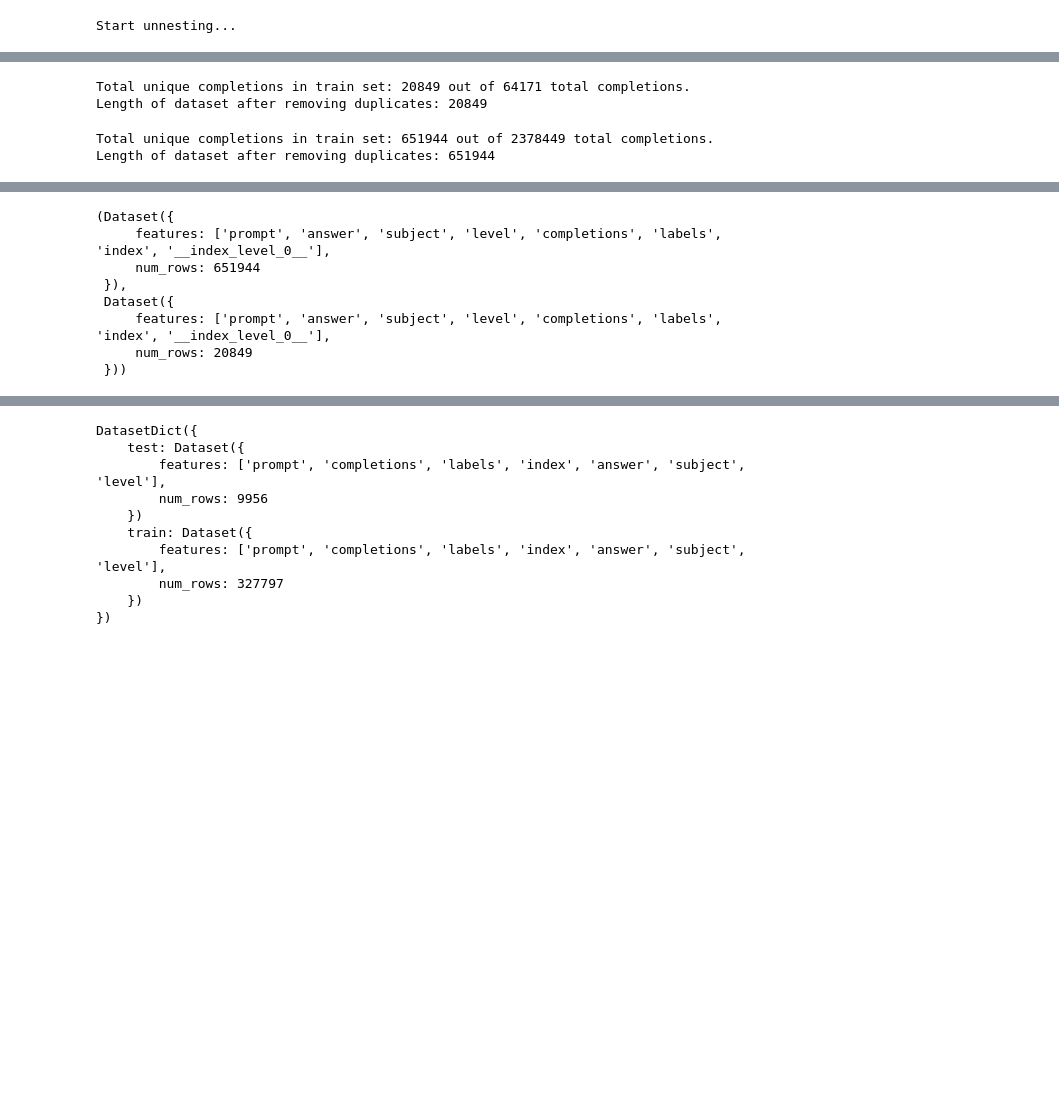
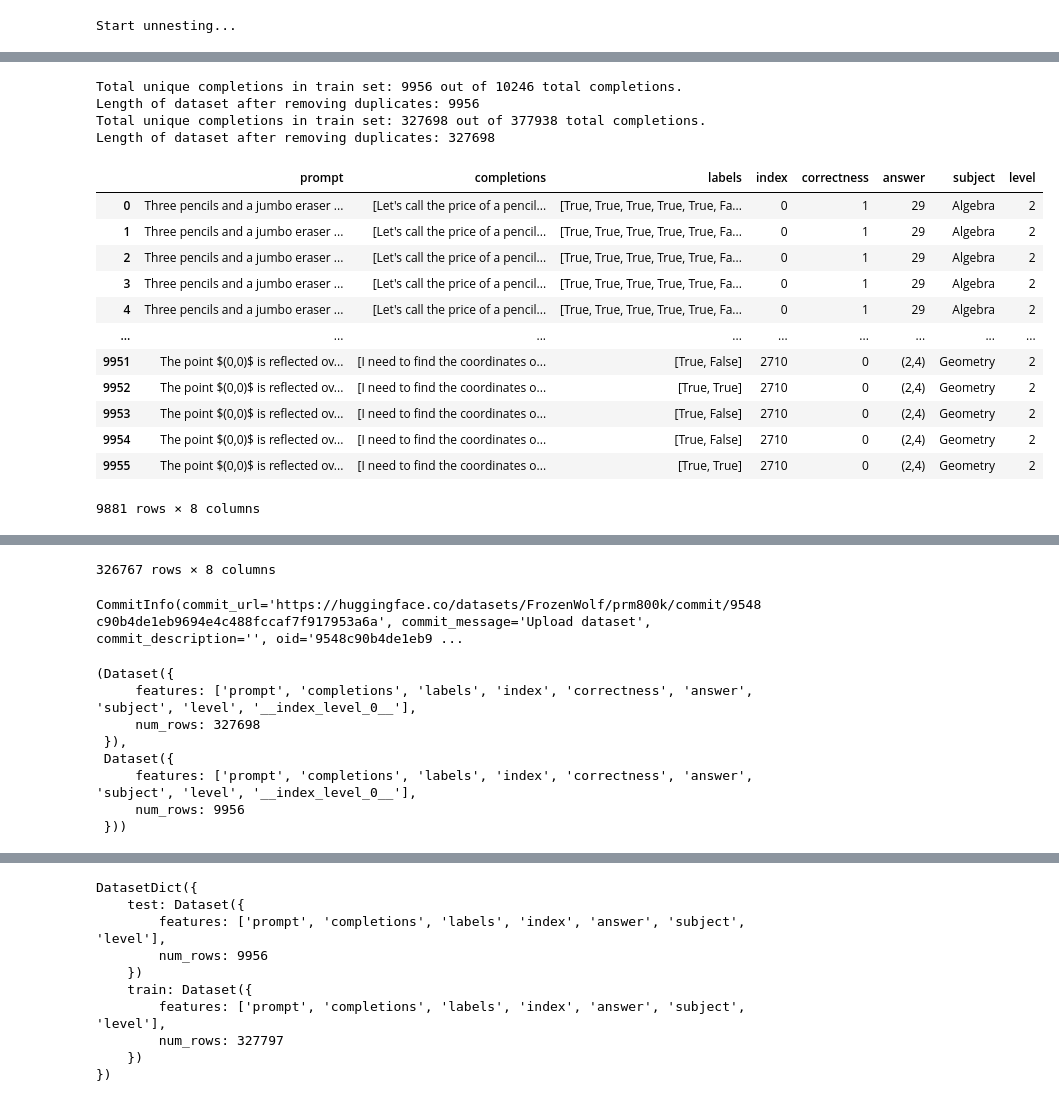
Before and after one commit to FrozenWolf-Cyber/Math-PRM, a Jupyter notebook: datagen.ipynb, the cells around one changed output, grey strips where cells are left out. Drawn from its saved outputs; the diff is of its cells as text; code cells hidden in the pictures; blank space fills up the shorter version.

```diff
--- a/datagen.ipynb
+++ b/datagen.ipynb
@@ -191,0 +198,3 @@ full_ds['test'].to_pandas()
+# %%
+df = full_ds['test'].to_pandas()
+df[:10]
@@ -192,5 +213,5 @@ full_ds['test'].to_pandas()
 # %%
-exhaustive=True
+exhaustive=False
 
 from datasets import Dataset
 dataset = DatasetDict()
@@ -231,7 +252,33 @@ for split_type in ['test', 'train']:
     print("Length of dataset after removing duplicates:", len(df))
     dataset[split_type] = Dataset.from_pandas(df)
 # %% [output]
-Total unique completions in train set: 20849 out of 64171 total completions.
-Length of dataset after removing duplicates: 20849
+Total unique completions in train set: 9956 out of 10246 total completions.
+Length of dataset after removing duplicates: 9956
+Total unique completions in train set: 327698 out of 377938 total completions.
+Length of dataset after removing duplicates: 327698
-Total unique completions in train set: 651944 out of 2378449 total completions.
-Length of dataset after removing duplicates: 651944
+# %%
+new_dataset = {
+}
+from datasets import Dataset, DatasetDict
+for split in dataset:
+    df = dataset[split].to_pandas()
+    df.drop(columns=['__index_level_0__'], inplace=True)
+    df = df[df['correctness']!='give_up']
+    df.loc[df['correctness'] == 'solution', 'correctness'] = 1
+    df.loc[df['correctness'] == 'found_error', 'correctness'] = 0
+    new_dataset[split] = Dataset.from_pandas(df)
+    display(df)
+# %% [output]
+|  | prompt | completions | labels | index | correctness | answer | subject | level |
+| 0 | Three pencils and a jumbo eraser ... | [Let's call the price of a pencil... | [True, True, True, True, True, Fa... | 0 | 1 | 29 | Algebra | 2 |
+| 1 | Three pencils and a jumbo eraser ... | [Let's call the price of a pencil... | [True, True, True, True, True, Fa... | 0 | 1 | 29 | Algebra | 2 |
+| 2 | Three pencils and a jumbo eraser ... | [Let's call the price of a pencil... | [True, True, True, True, True, Fa... | 0 | 1 | 29 | Algebra | 2 |
+| 3 | Three pencils and a jumbo eraser ... | [Let's call the price of a pencil... | [True, True, True, True, True, Fa... | 0 | 1 | 29 | Algebra | 2 |
+| 4 | Three pencils and a jumbo eraser ... | [Let's call the price of a pencil... | [True, True, True, True, True, Fa... | 0 | 1 | 29 | Algebra | 2 |
+| ... | ... | ... | ... | ... | ... | ... | ... | ... |
+| 9951 | The point $(0,0)$ is reflected ov... | [I need to find the coordinates o... | [True, False] | 2710 | 0 | (2,4) | Geometry | 2 |
+| 9952 | The point $(0,0)$ is reflected ov... | [I need to find the coordinates o... | [True, True] | 2710 | 0 | (2,4) | Geometry | 2 |
+| 9953 | The point $(0,0)$ is reflected ov... | [I need to find the coordinates o... | [True, False] | 2710 | 0 | (2,4) | Geometry | 2 |
+| 9954 | The point $(0,0)$ is reflected ov... | [I need to find the coordinates o... | [True, False] | 2710 | 0 | (2,4) | Geometry | 2 |
+| 9955 | The point $(0,0)$ is reflected ov... | [I need to find the coordinates o... | [True, True] | 2710 | 0 | (2,4) | Geometry | 2 |
+9881 rows × 8 columns
@@ -238,11 +297,20 @@ Length of dataset after removing duplicates: 651944
+326767 rows × 8 columns
+# %%
+new_dataset = DatasetDict(new_dataset)
+new_dataset.save_to_disk("../PRM800k_cleaned")
+
+new_dataset.push_to_hub("FrozenWolf/prm800k", token="")
+# %% [output]
+CommitInfo(commit_url='https://huggingface.co/datasets/FrozenWolf/prm800k/commit/9548c90b4de1eb9694e4c488fccaf7f917953a6a', commit_message='Upload dataset', commit_description='', oid='9548c90b4de1eb9 ...
 # %%
+dataset = new_dataset
 dataset['train'], dataset['test']
 # %% [output]
 (Dataset({
-     features: ['prompt', 'answer', 'subject', 'level', 'completions', 'labels', 'index', '__index_level_0__'],
-     num_rows: 651944
+     features: ['prompt', 'completions', 'labels', 'index', 'correctness', 'answer', 'subject', 'level', '__index_level_0__'],
+     num_rows: 327698
  }),
  Dataset({
-     features: ['prompt', 'answer', 'subject', 'level', 'completions', 'labels', 'index', '__index_level_0__'],
-     num_rows: 20849
+     features: ['prompt', 'completions', 'labels', 'index', 'correctness', 'answer', 'subject', 'level', '__index_level_0__'],
+     num_rows: 9956
  }))
```
Also changed, not shown: parts of 37 cells of this notebook, 6 other files.
